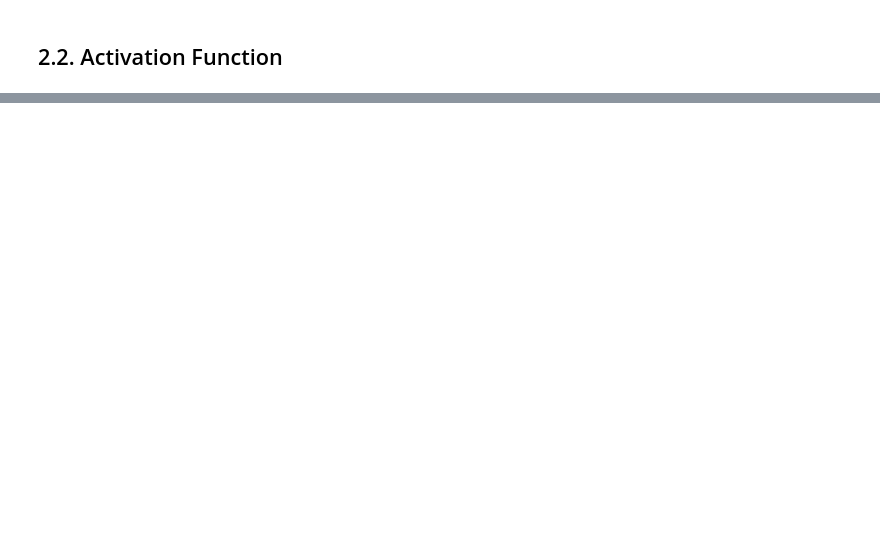
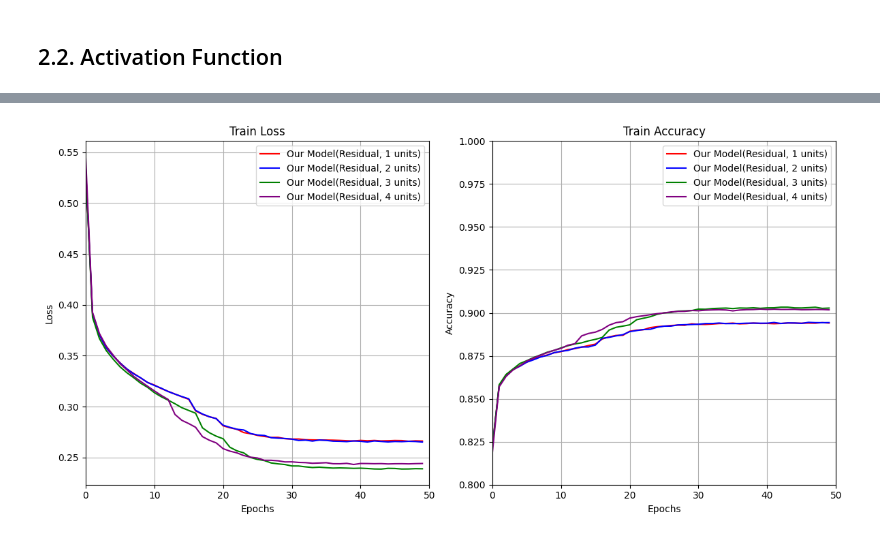
Before and after one commit to unbroken2650/ann-project, a Jupyter notebook: main.ipynb, the cells around one changed output, grey strips where cells are left out. Saved outputs shown, nothing was run; the diff lists cells and outputs as text; code cells hidden in the pictures; blank space fills up the shorter version.

```diff
--- a/main.ipynb
+++ b/main.ipynb
@@ -375,0 +624,15 @@ save_history(history, 'history_activation.pkl')
+# %%
+history = []
+training_time = []
+# %%
+callbacks_final = create_callbacks('final')
+# %%
+our_model_1res = ResModel(num_residual_units=2, activation='gelu')
+our_model_2res = ResModel(num_residual_units=2, activation='gelu')
+our_model_3res = ResModel(num_residual_units=3, activation='gelu')
+our_model_4res = ResModel(num_residual_units=4, activation='gelu')
+# %%
+our_model_1res.compile(optimizer='adam', loss='sparse_categorical_crossentropy', metrics=['accuracy'])
+our_model_2res.compile(optimizer='adam', loss='sparse_categorical_crossentropy', metrics=['accuracy'])
+our_model_3res.compile(optimizer='adam', loss='sparse_categorical_crossentropy', metrics=['accuracy'])
+our_model_4res.compile(optimizer='adam', loss='sparse_categorical_crossentropy', metrics=['accuracy'])
@@ -376,3 +765,34 @@ save_history(history, 'history_activation.pkl')
+# %%
+colors = ["red", "blue", "green", "purple", "gold", "orange"]
+
+plt.figure(figsize=(12, 6))
+
+plt.subplot(121)
+for idx, hist in enumerate(history):
+    plt.plot(hist.history['loss'], label=f'{results["Model"][idx]}', color=colors[idx])
+    plt.title(f'Train Loss')
+    plt.xlabel('Epochs')
+    plt.ylabel('Loss')
+    plt.xlim([0, EPOCHS])
+    plt.grid(True)
+    plt.legend()
+plt.subplot(122)
+for idx, hist in enumerate(history):
+    plt.plot(hist.history['accuracy'], label=f'{results["Model"][idx]}', color=colors[idx])
+    plt.title(f'Train Accuracy')
+    plt.xlabel('Epochs')
+    plt.ylabel('Accuracy')
+    plt.xlim([0, EPOCHS])
+    plt.ylim([0.8, 1])
+    plt.grid(True)
+    plt.legend()
+
+plt.tight_layout()
+plt.savefig(f"{result_path}/result_blocks_{_time}.png")
+plt.show()
+save_history(history, 'history_blocks.pkl')
+# %% [output]
+[figure, added]
 # %%
 metrics = ["Loss", "Accuracy", "Training Time"]
 for metric in metrics:
```
Also changed, not shown: parts of 36 cells of this notebook, 1 other file.
